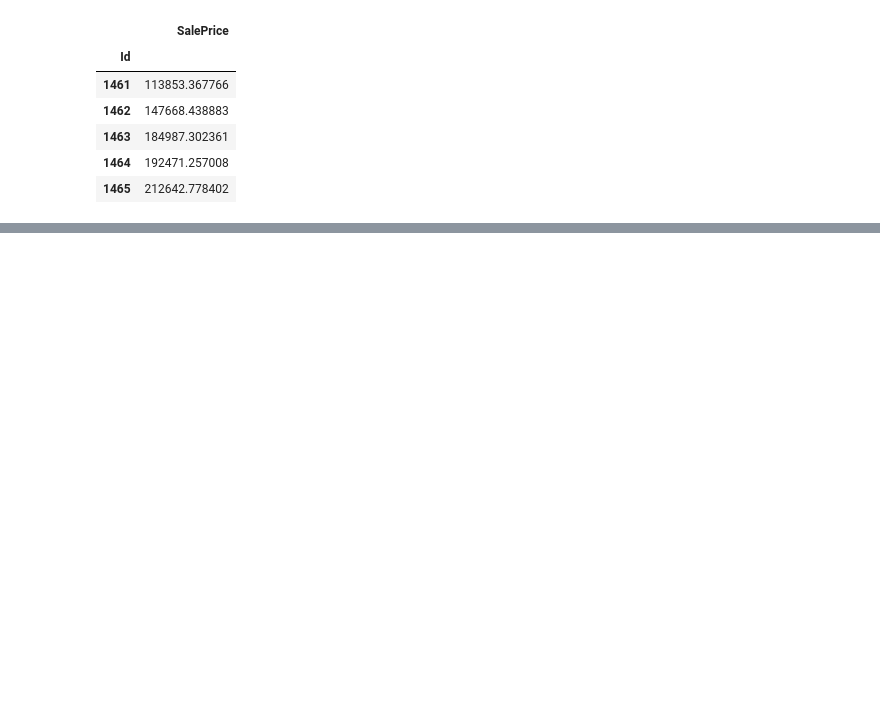
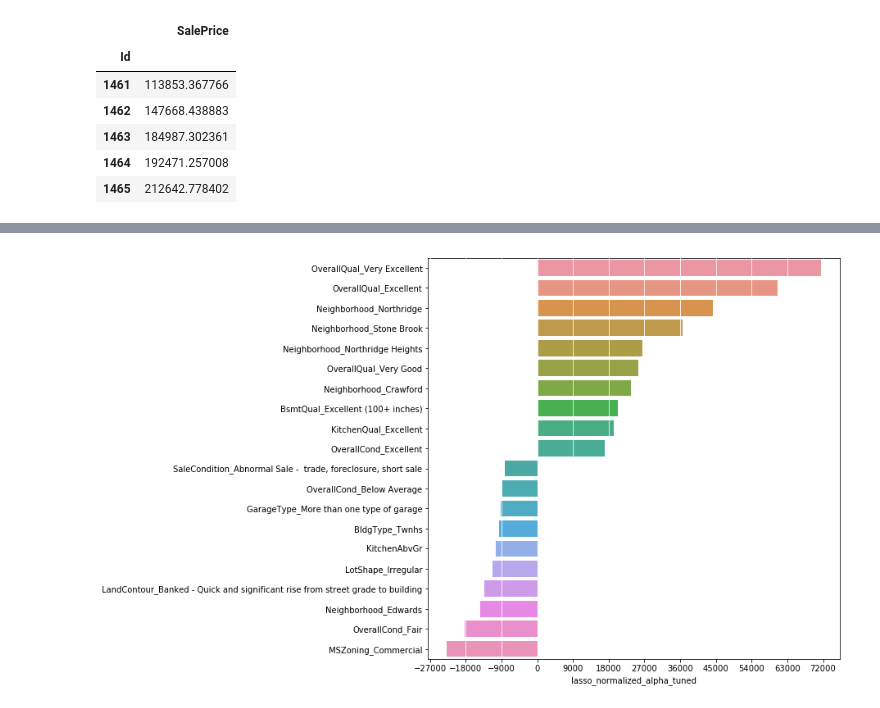
Before and after one commit to matkalinowski/Kaggle-House-prices, a Jupyter notebook: Linear regression.ipynb, the cells around one changed output, grey strips where cells are left out. Saved outputs shown, nothing was run; the diff lists cells and outputs as text; code cells hidden in the pictures; blank space fills up the shorter version.

```diff
--- a/Linear regression.ipynb
+++ b/Linear regression.ipynb
@@ -68,0 +87,4 @@ GridSearchCV(cv=None, error_score='raise',
+# %%
+def add_clf_to_history(clf, name, history_df=pd.DataFrame(index=trainWithDummies.columns)):
+    history_df[name] = clf.coef_
+    return history_df
@@ -68,0 +114,7 @@ GridSearchCV(cv=None, error_score='raise',
+# %%
+clf_history = add_clf_to_history(grid_laasso.best_estimator_, 'lasso_normalized_alpha_tuned')
+
+best = get_best_predictors(clf_history.lasso_normalized_alpha_tuned, 10)
+plot_best_predictoris(best, 9000)
+# %% [output]
+[figure, added]
```
Also changed, not shown: parts of 24 cells of this notebook, 1 other file.
